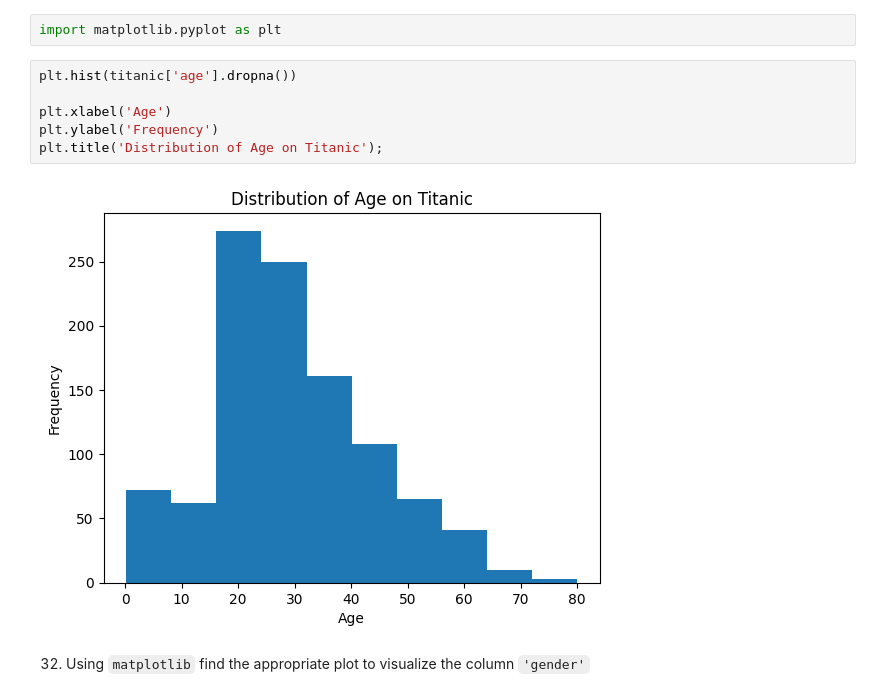
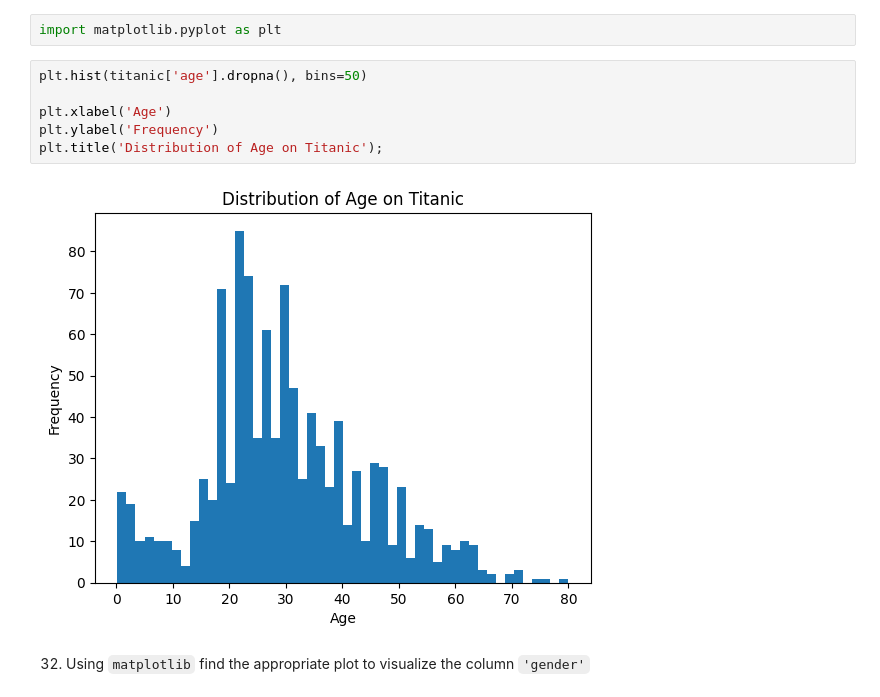
Before and after one commit to Varushet/Data_Science, a Jupyter notebook: 2-Data_Analysis/2-Pandas/Practica/7-Titanic/Titanic-exercise_resuelto.ipynb, the cells around one changed output. Cells and saved outputs as stored; diff of their text form.

```diff
--- a/2-Data_Analysis/2-Pandas/Practica/7-Titanic/Titanic-exercise_resuelto.ipynb
+++ b/2-Data_Analysis/2-Pandas/Practica/7-Titanic/Titanic-exercise_resuelto.ipynb
@@ -530,13 +531,13 @@ Name: name, dtype: str
 # %%
 import matplotlib.pyplot as plt
 # %%
-plt.hist(titanic['age'].dropna())
+plt.hist(titanic['age'].dropna(), bins=50)
 
 plt.xlabel('Age')
 plt.ylabel('Frequency')
 plt.title('Distribution of Age on Titanic');
 # %% [output]
-[figure, old version]
+[figure, new version]
 # %% [markdown]
 32. Using `matplotlib` find the appropriate plot to visualize the column `'gender'`
 # %%
```
Also changed, not shown: parts of 8 cells of this notebook.
